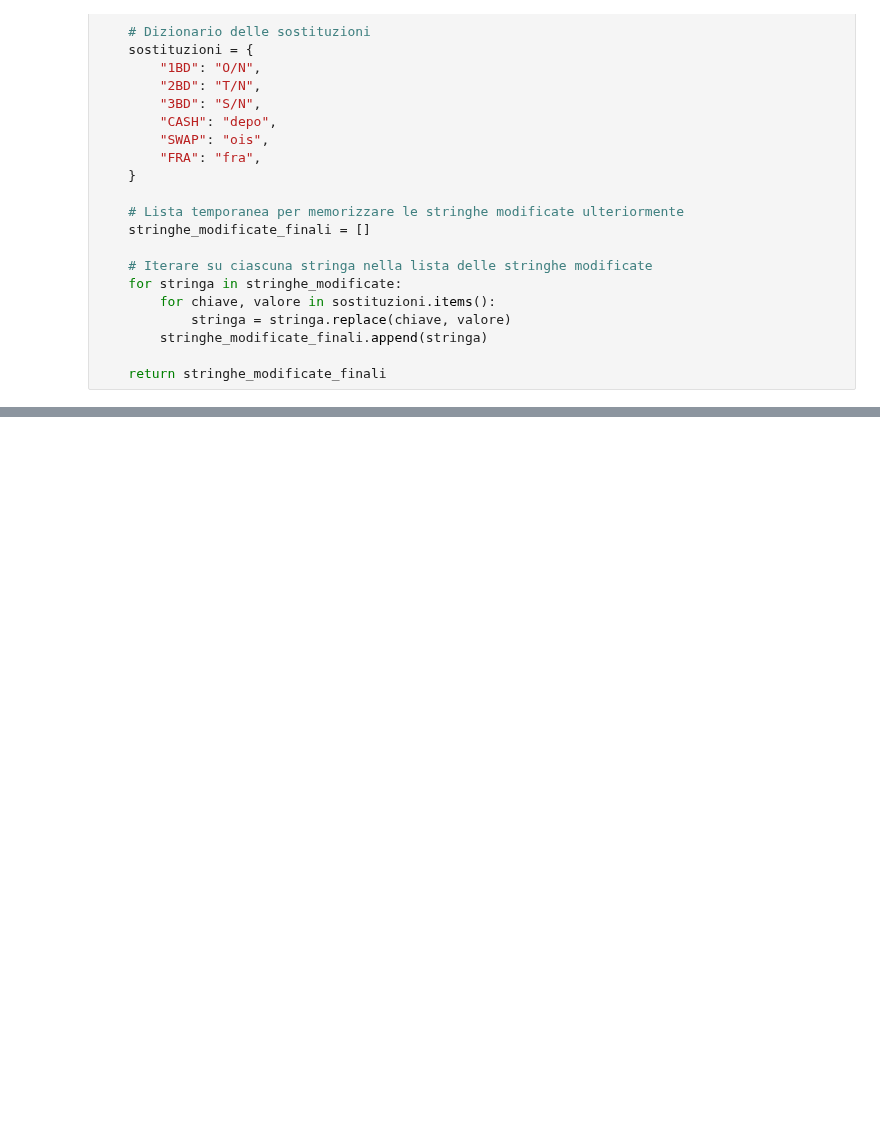
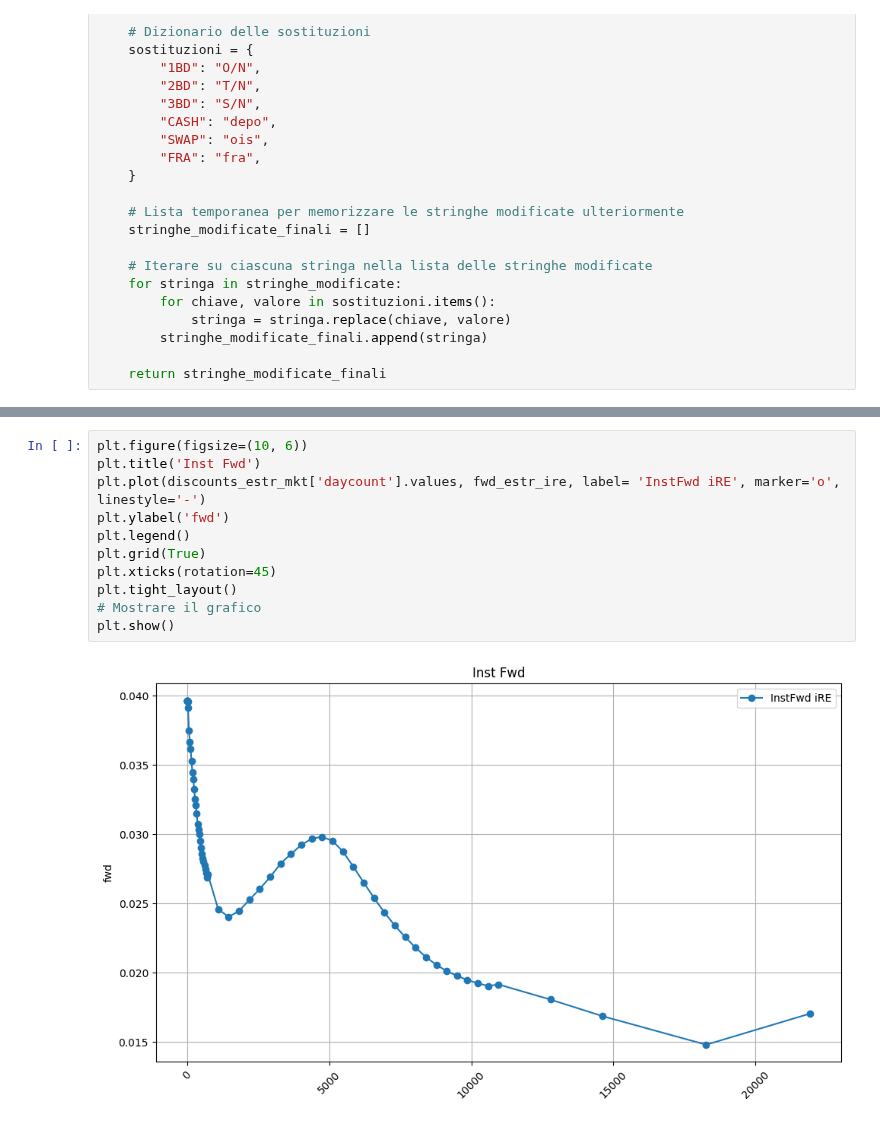
Before and after one commit to andrea220/tQuant, a Jupyter notebook: examples/bootstrapping.ipynb, the cells around one changed output, grey strips where cells are left out. Saved outputs shown, nothing was run; the diff lists cells and outputs as text; blank space fills up the shorter version.

```diff
--- a/examples/bootstrapping.ipynb
+++ b/examples/bootstrapping.ipynb
@@ -143,0 +367,13 @@ EUR:ESTR
+# %%
+plt.figure(figsize=(10, 6))
+plt.title('Inst Fwd')
+plt.plot(discounts_estr_mkt['daycount'].values, fwd_estr_ire, label= 'InstFwd iRE', marker='o', linestyle='-')
+plt.ylabel('fwd')
+plt.legend()
+plt.grid(True)
+plt.xticks(rotation=45)
+plt.tight_layout()
+# Mostrare il grafico
+plt.show()
+# %% [output]
+[figure, added]
```
Also changed, not shown: parts of 12 cells of this notebook, 7 other files.
